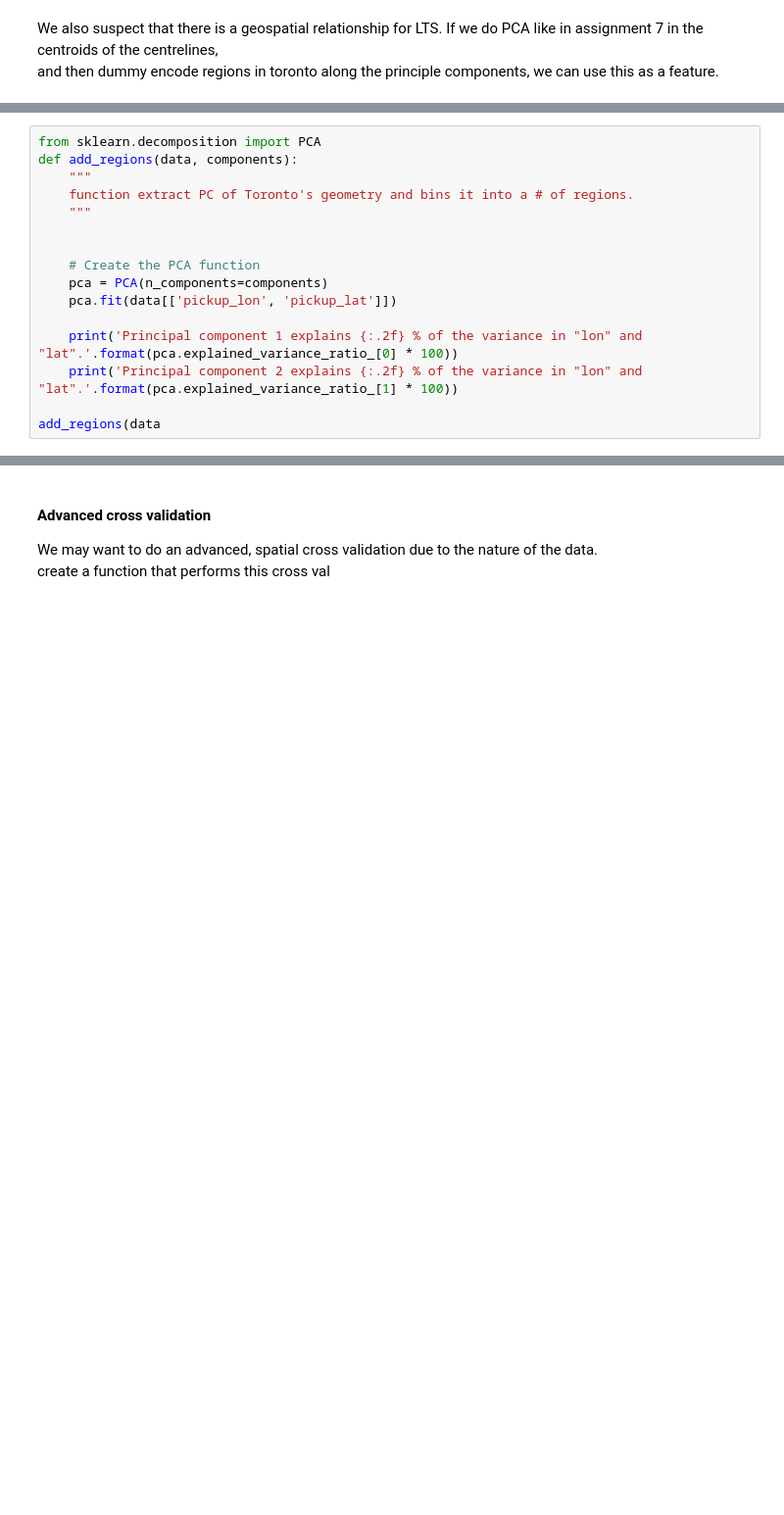
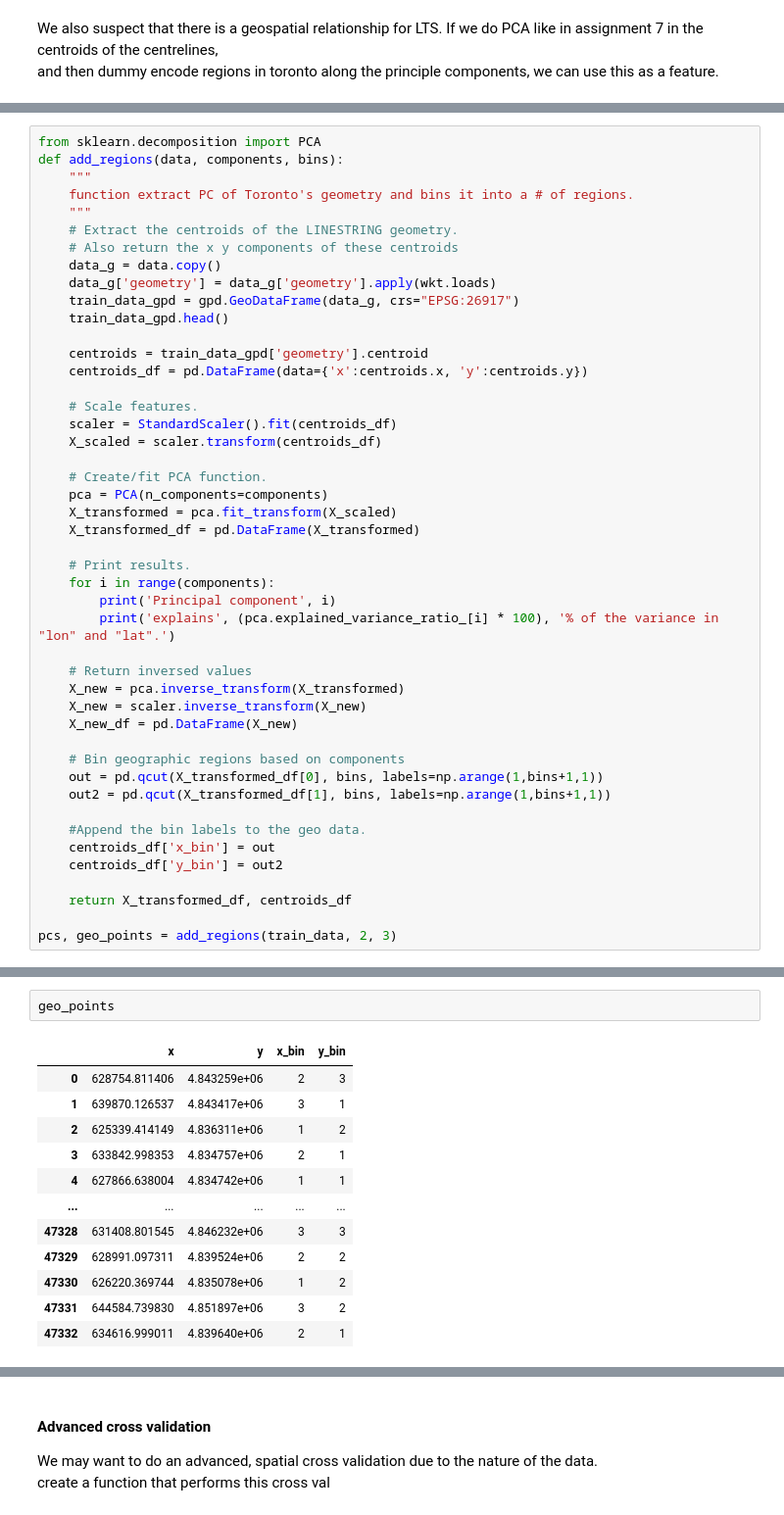
Before and after one commit to KeaganHRankin/Cycle-Classifier, a Jupyter notebook: model/ysign feature eng functions.ipynb, the cells around one changed output, grey strips where cells are left out. Shown at 98% size. Saved outputs shown, nothing was run; the diff lists cells and outputs as text; blank space fills up the shorter version.

```diff
--- a/model/ysign feature eng functions.ipynb
+++ b/model/ysign feature eng functions.ipynb
@@ -107,16 +109,46 @@ and then dummy encode regions in toronto along the principle components, we can
 # %%
 from sklearn.decomposition import PCA
-def add_regions(data, components):
+def add_regions(data, components, bins):
     """
     function extract PC of Toronto's geometry and bins it into a # of regions.
     """
+    # Extract the centroids of the LINESTRING geometry.
+    # Also return the x y components of these centroids
+    data_g = data.copy()
+    data_g['geometry'] = data_g['geometry'].apply(wkt.loads)
+    train_data_gpd = gpd.GeoDataFrame(data_g, crs="EPSG:26917")
+    train_data_gpd.head()
 
+    centroids = train_data_gpd['geometry'].centroid
+    centroids_df = pd.DataFrame(data={'x':centroids.x, 'y':centroids.y})
 
-    # Create the PCA function
+    # Scale features.
+    scaler = StandardScaler().fit(centroids_df)
+    X_scaled = scaler.transform(centroids_df)
+
+    # Create/fit PCA function.
     pca = PCA(n_components=components)
-    pca.fit(data[['pickup_lon', 'pickup_lat']])
+    X_transformed = pca.fit_transform(X_scaled)
+    X_transformed_df = pd.DataFrame(X_transformed)
 
-    print('Principal component 1 explains {:.2f} % of the variance in "lon" and "lat".'.format(pca.explained_variance_ratio_[0] * 100))
-    print('Principal component 2 explains {:.2f} % of the variance in "lon" and "lat".'.format(pca.explained_variance_ratio_[1] * 100))
+    # Print results.
+    for i in range(components):
+        print('Principal component', i)
+        print('explains', (pca.explained_variance_ratio_[i] * 100), '% of the variance in "lon" and "lat".')
 
-add_regions(data
+    # Return inversed values
+    X_new = pca.inverse_transform(X_transformed)
+    X_new = scaler.inverse_transform(X_new)
+    X_new_df = pd.DataFrame(X_new)
+
+    # Bin geographic regions based on components
+    out = pd.qcut(X_transformed_df[0], bins, labels=np.arange(1,bins+1,1))
+    out2 = pd.qcut(X_transformed_df[1], bins, labels=np.arange(1,bins+1,1))
+
+    #Append the bin labels to the geo data.
+    centroids_df['x_bin'] = out
+    centroids_df['y_bin'] = out2
+
+    return X_transformed_df, centroids_df
+
+pcs, geo_points = add_regions(train_data, 2, 3)
@@ -122,0 +160,15 @@ add_regions(data
+# %%
+geo_points
+# %% [output]
+|  | x | y | x_bin | y_bin |
+| 0 | 628754.811406 | 4.843259e+06 | 2 | 3 |
+| 1 | 639870.126537 | 4.843417e+06 | 3 | 1 |
+| 2 | 625339.414149 | 4.836311e+06 | 1 | 2 |
+| 3 | 633842.998353 | 4.834757e+06 | 2 | 1 |
+| 4 | 627866.638004 | 4.834742e+06 | 1 | 1 |
+| ... | ... | ... | ... | ... |
+| 47328 | 631408.801545 | 4.846232e+06 | 3 | 3 |
+| 47329 | 628991.097311 | 4.839524e+06 | 2 | 2 |
+| 47330 | 626220.369744 | 4.835078e+06 | 1 | 2 |
+| 47331 | 644584.739830 | 4.851897e+06 | 3 | 2 |
+| 47332 | 634616.999011 | 4.839640e+06 | 2 | 1 |
```
Also changed, not shown: parts of 5 cells of this notebook, 1 other file.
